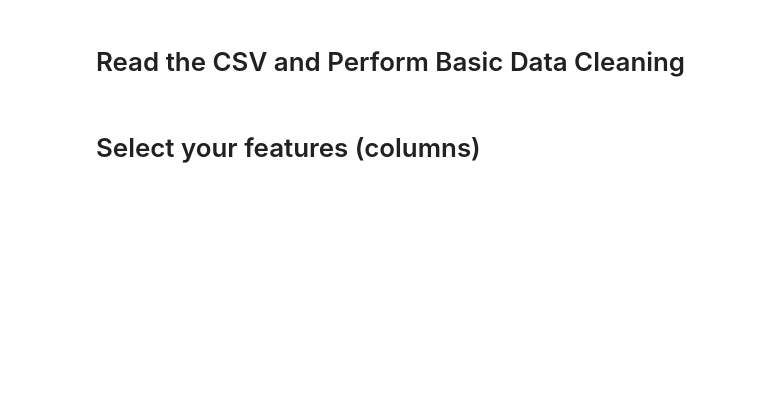
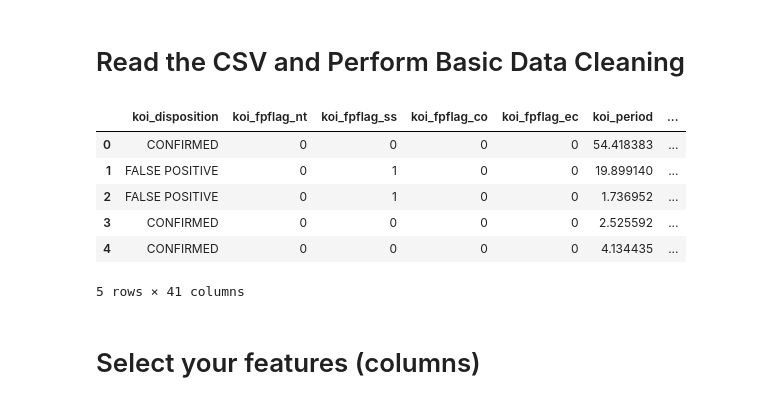
Before and after one commit to zombimaki/machine-learning-challenge, a Jupyter notebook: RandomForest.ipynb, the cells around one changed output. Cells and saved outputs as stored; diff of their text form; code cells hidden in the pictures; blank space fills up the shorter version.

```diff
--- a/RandomForest.ipynb
+++ b/RandomForest.ipynb
@@ -10,12 +25,20 @@ import pandas as pd
 # %% [markdown]
 # Read the CSV and Perform Basic Data Cleaning
 # %%
-df = pd.read_csv("exoplanet_data.csv")
+df = pd.read_csv("Resources\exoplanet_data.csv")
 # Drop the null columns where all values are null
 df = df.dropna(axis='columns', how='all')
 # Drop the null rows
 df = df.dropna()
 df.head()
+# %% [output]
+|  | koi_disposition | koi_fpflag_nt | koi_fpflag_ss | koi_fpflag_co | koi_fpflag_ec | koi_period | ... |
+| 0 | CONFIRMED | 0 | 0 | 0 | 0 | 54.418383 | ... |
+| 1 | FALSE POSITIVE | 0 | 1 | 0 | 0 | 19.899140 | ... |
+| 2 | FALSE POSITIVE | 0 | 1 | 0 | 0 | 1.736952 | ... |
+| 3 | CONFIRMED | 0 | 0 | 0 | 0 | 2.525592 | ... |
+| 4 | CONFIRMED | 0 | 0 | 0 | 0 | 4.134435 | ... |
+5 rows × 41 columns
 # %% [markdown]
 # Select your features (columns)
 # %%
```
Also changed, not shown: parts of 21 cells of this notebook, 2 other files.
